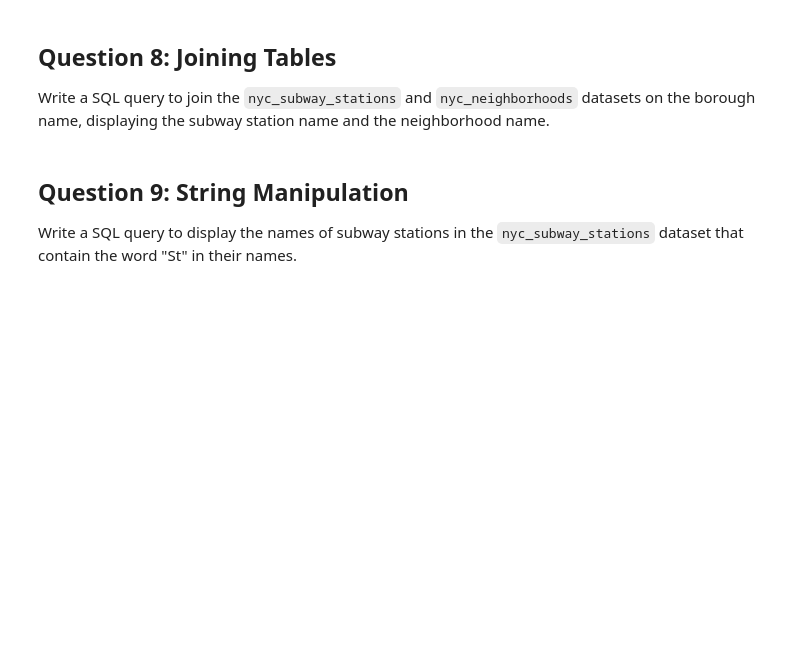
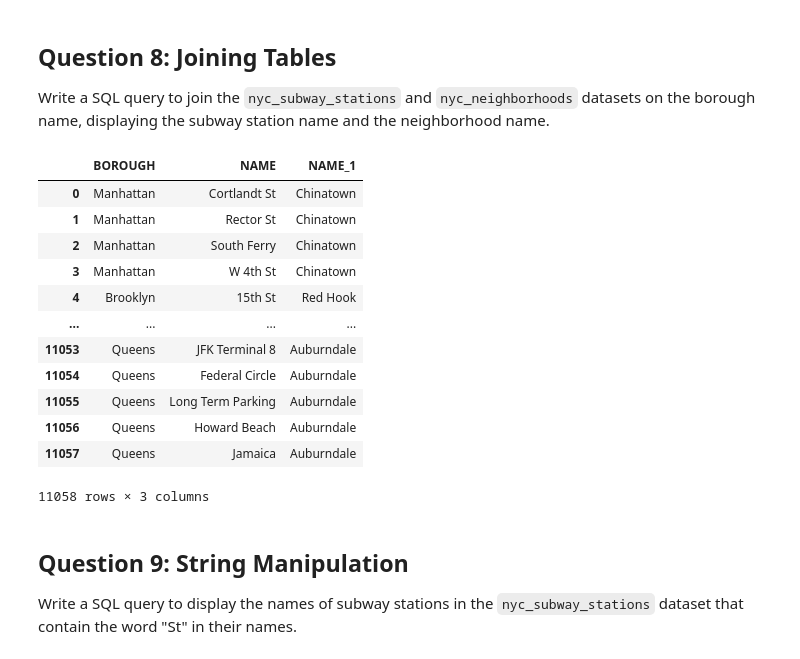
Before and after one commit to Tbtaaa/BIG_DATA, a Jupyter notebook: notebooks/W02_lab.ipynb, the cells around one changed output. Cells and saved outputs as stored; diff of their text form; code cells hidden in the pictures; blank space fills up the shorter version.

```diff
--- a/notebooks/W02_lab.ipynb
+++ b/notebooks/W02_lab.ipynb
@@ -208,7 +220,23 @@ Write a SQL query to list the number of subway stations in each borough, sorted
 
 Write a SQL query to join the `nyc_subway_stations` and `nyc_neighborhoods` datasets on the borough name, displaying the subway station name and the neighborhood name.
 # %%
-# Add your code here.
+%%sql
+
+SELECT BOROUGH, nyc_subway_stations."NAME", nyc_neighborhoods."NAME" FROM nyc_subway_stations INNER JOIN nyc_neighborhoods ON nyc_subway_stations."BOROUGH" = nyc_neighborhoods."BORONAME";
+# %% [output]
+|  | BOROUGH | NAME | NAME_1 |
+| 0 | Manhattan | Cortlandt St | Chinatown |
+| 1 | Manhattan | Rector St | Chinatown |
+| 2 | Manhattan | South Ferry | Chinatown |
+| 3 | Manhattan | W 4th St | Chinatown |
+| 4 | Brooklyn | 15th St | Red Hook |
+| ... | ... | ... | ... |
+| 11053 | Queens | JFK Terminal 8 | Auburndale |
+| 11054 | Queens | Federal Circle | Auburndale |
+| 11055 | Queens | Long Term Parking | Auburndale |
+| 11056 | Queens | Howard Beach | Auburndale |
+| 11057 | Queens | Jamaica | Auburndale |
+11058 rows × 3 columns
 # %% [markdown]
 ## Question 9: String Manipulation
 
```
Also changed, not shown: parts of 2 cells of this notebook.
